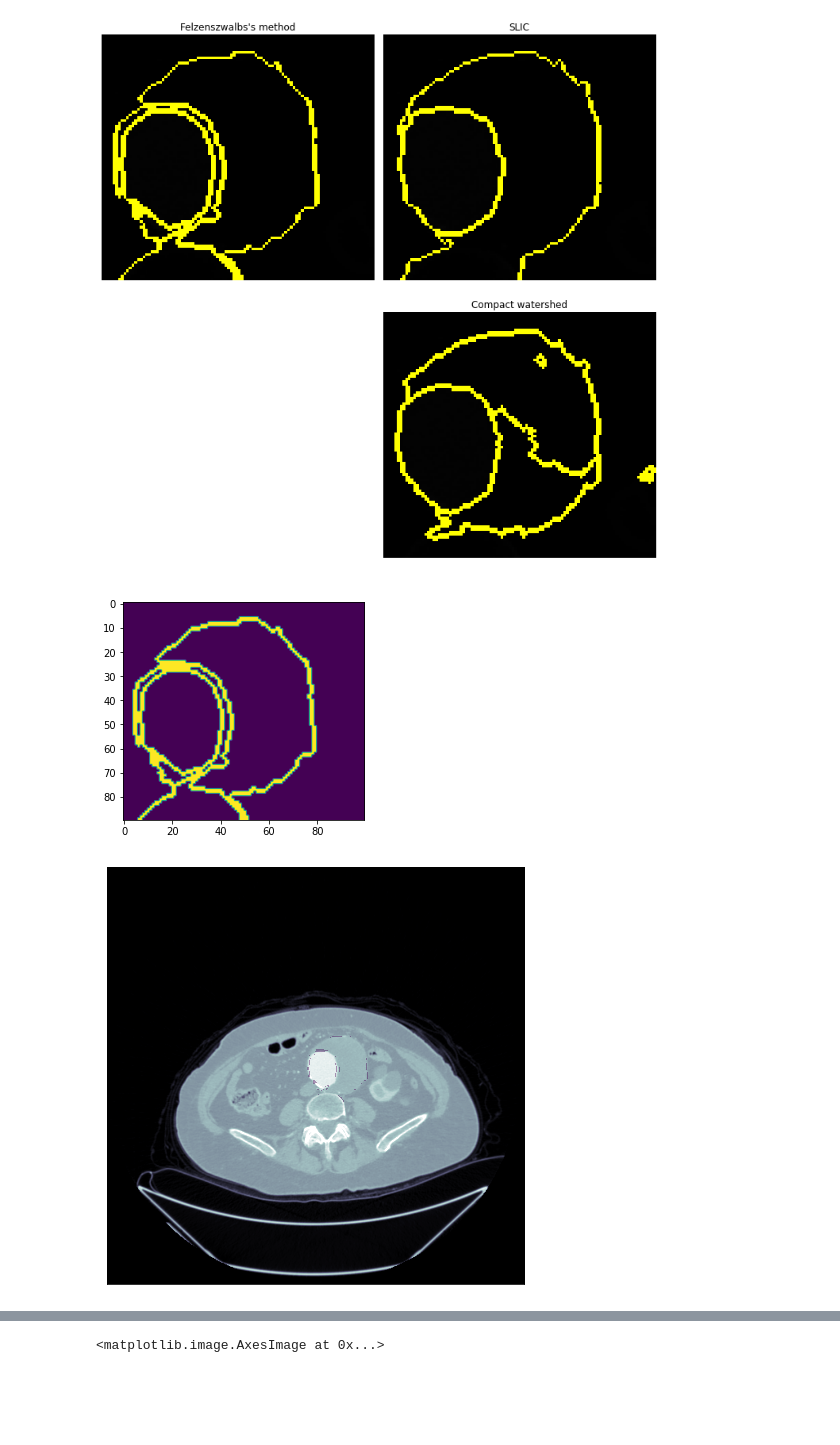
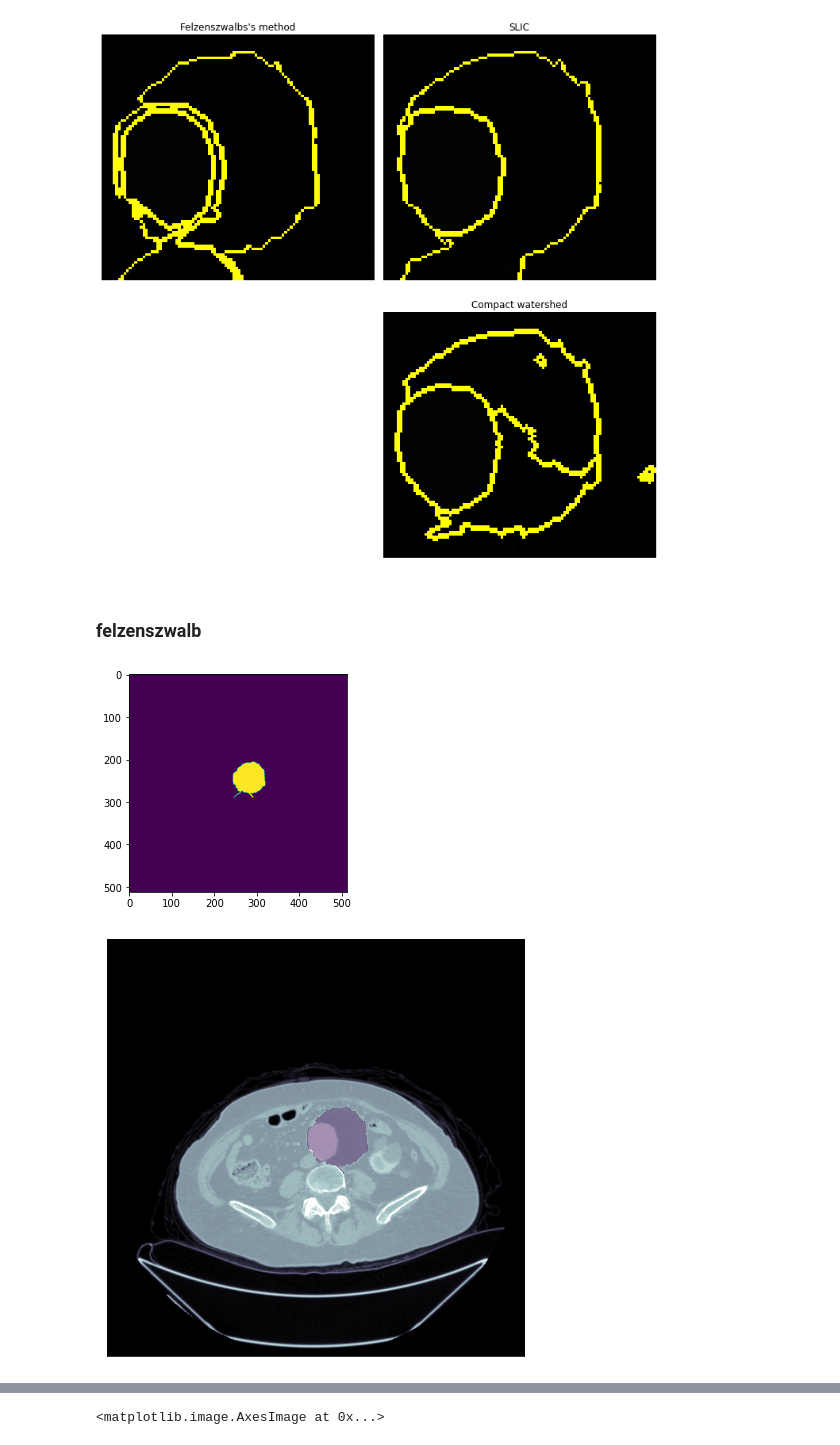
Before and after one commit to vbakhteev/CT-aorta-segmentation, a Jupyter notebook: notebooks/visualisation.ipynb, the cells around one changed output, grey strips where cells are left out. Cells and saved outputs as stored; diff of their text form; code cells hidden in the pictures; blank space fills up the shorter version.

Commit message:
filled some of the masks

```diff
--- a/notebooks/visualisation.ipynb
+++ b/notebooks/visualisation.ipynb
@@ -135,25 +142,28 @@ Felzenszwalb number of segments: 5
 SLIC number of segments: 3
 Quickshift number of segments: 6
 [figure]
+# %% [markdown]
+### felzenszwalb
 # %%
 from PIL import Image
+import scipy
 
 arr = mark_boundaries(img, segments_fz, color=(1, 1, 1), outline_color=(0, 0, 0), mode="thick")
 arr *= 255
 arr = arr[:, :, 0]
 for i in range(len(arr)):
     for j in range(len(arr[i])):
         if arr[i, j] < 255:
             arr[i, j] = 0
         else:
             arr[i, j] = 1
 
-plt.imshow(arr)
-
 mask = np.zeros(patient.snapshot[200].shape)
 mask[200:290, 240:340] = arr
+mask = scipy.ndimage.morphology.binary_fill_holes(mask)
+plt.imshow(mask)
 patient.mask = np.repeat(mask[np.newaxis, :, :], patient.snapshot.shape[0], axis=0)
 patient.horizontal_plot(z=200, vmin=-1000, vmax=500, plot_mask=True)
 # %% [output]
-[figure, old version]
+[figure, new version]
-[figure, old version]
+[figure, new version]
```
Also changed, not shown: parts of 9 cells of this notebook.
